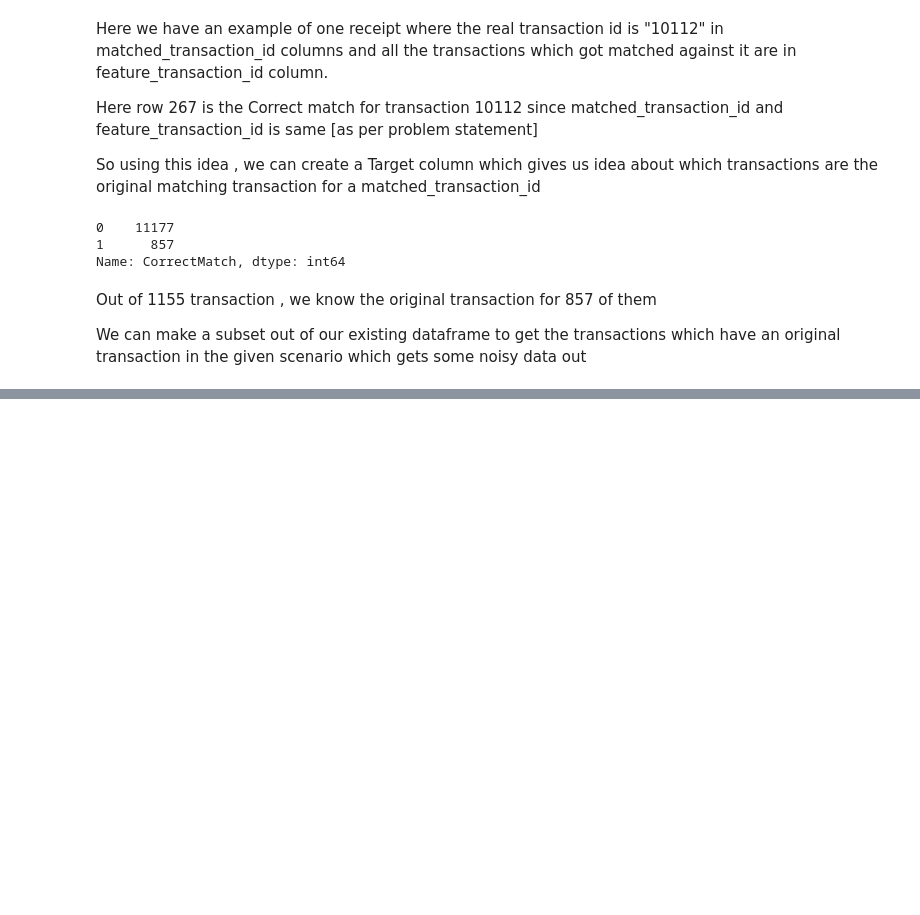
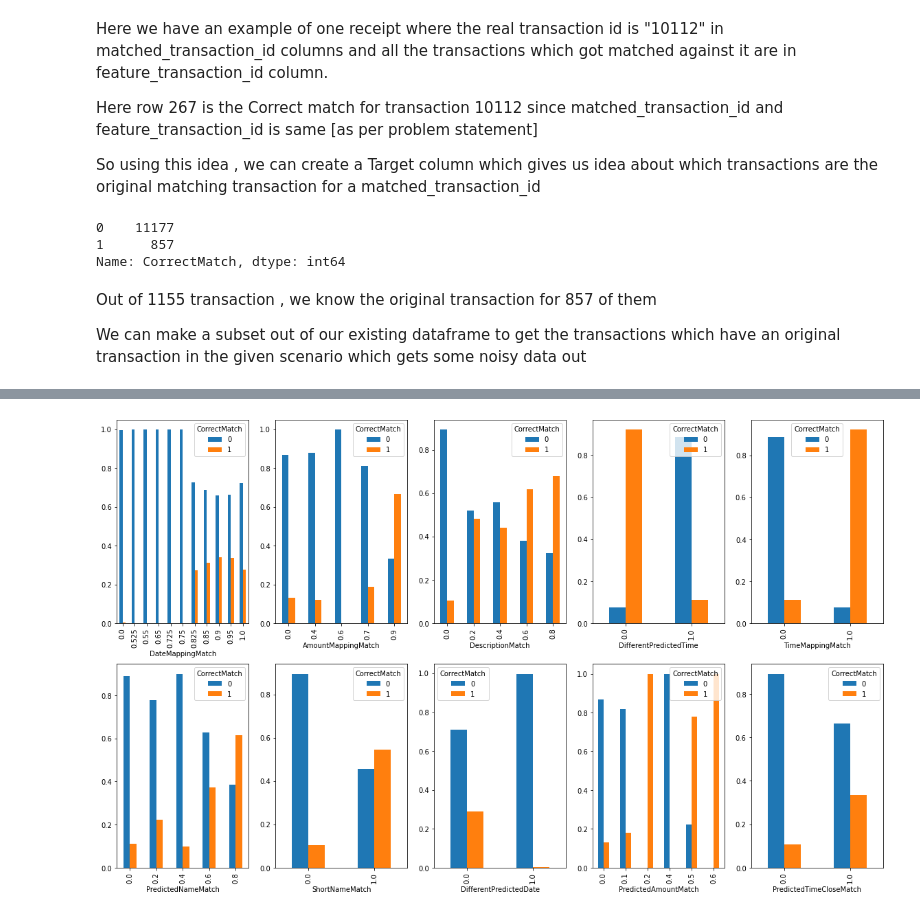
Before and after one commit to brittosabu/Tide_Test, a Jupyter notebook: Receipt_Matching.ipynb, the cells around one changed output, grey strips where cells are left out. Saved outputs shown, nothing was run; the diff lists cells and outputs as text; code cells hidden in the pictures; blank space fills up the shorter version.

```diff
--- a/Receipt_Matching.ipynb
+++ b/Receipt_Matching.ipynb
@@ -153,0 +226,13 @@ We can make a subset out of our existing dataframe to get the transactions which
+# %%
+fig, axes = plt.subplots(2, 5,figsize=(20,12))
+
+# unpack all the axes subplots
+axe = axes.ravel()
+
+# assign the plot to each subplot in axe
+for i, c in enumerate(feature_columns):
+    pd.crosstab(match_trans_df[c],match_trans_df['CorrectMatch'], normalize='index').plot(kind='bar',ax=axe[i])
+
+plt.show()
+# %% [output]
+[figure, added]
```
Also changed, not shown: parts of 56 cells of this notebook, 4 other files.
